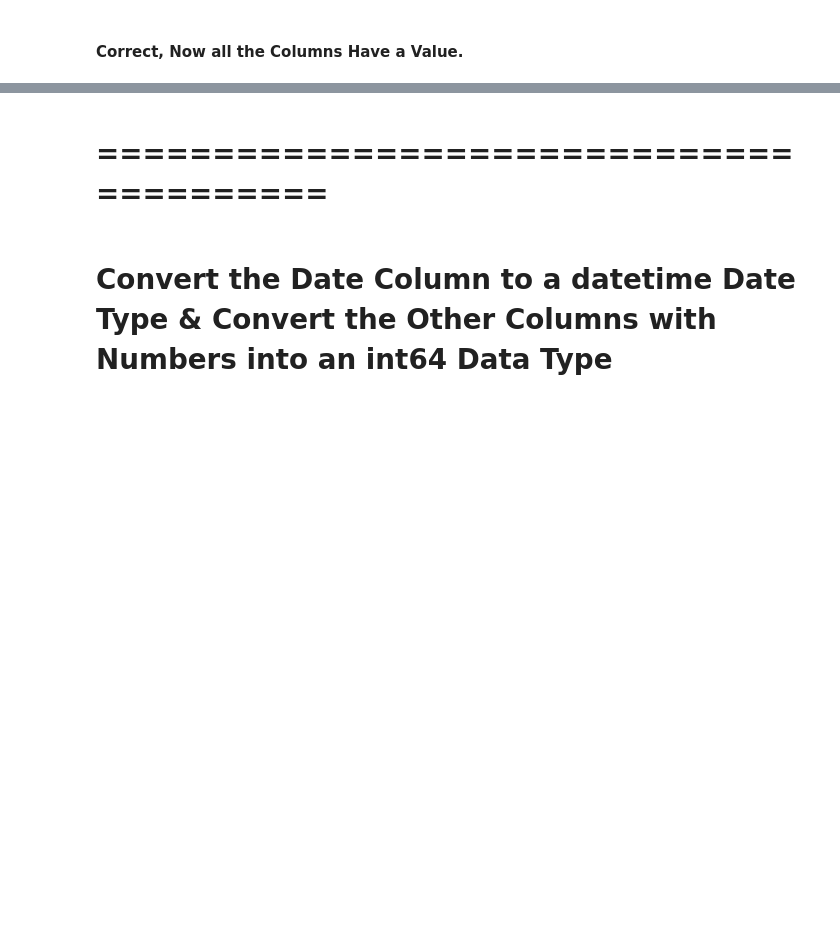
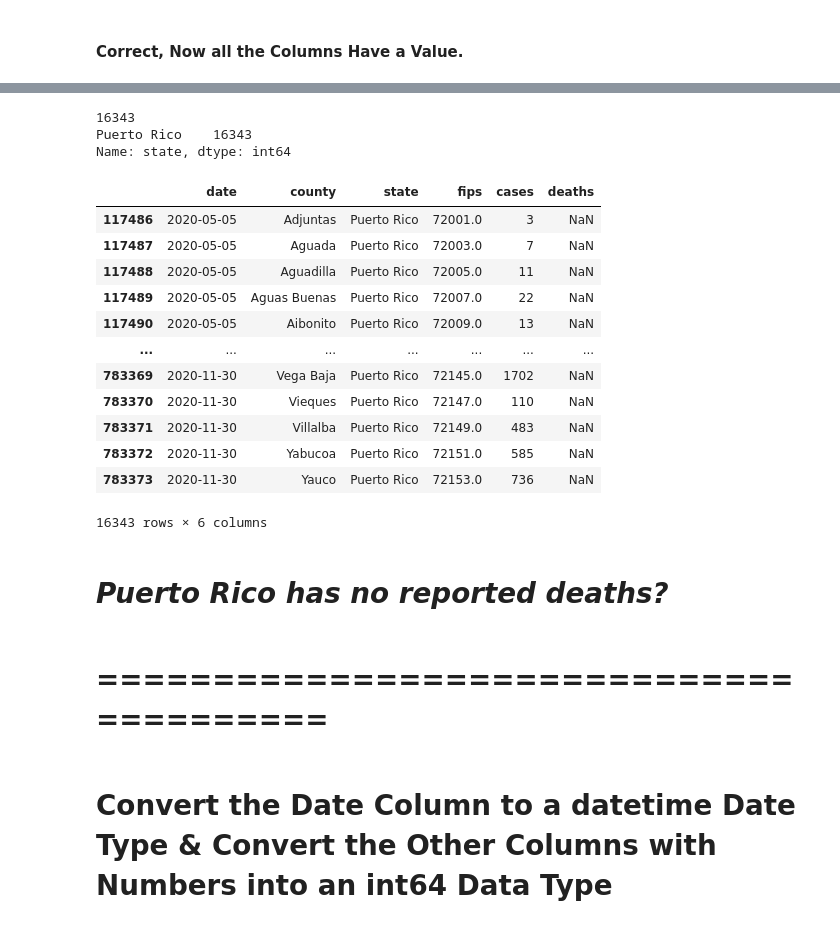
Before and after one commit to vc-adams/Traveling-And-COVID19-Cases, a Jupyter notebook: Static/Python/Trips_vs_COVID_Cases_and_Deaths.ipynb, the cells around one changed output, grey strips where cells are left out. Drawn from its saved outputs; the diff is of its cells as text; code cells hidden in the pictures; blank space fills up the shorter version.

```diff
--- a/Static/Python/Trips_vs_COVID_Cases_and_Deaths.ipynb
+++ b/Static/Python/Trips_vs_COVID_Cases_and_Deaths.ipynb
@@ -529,3 +455,27 @@ dtype: bool
+# %%
+nytimes_covid_19_df_dth_clmn_null_val = nytimes_covid_19_df[nytimes_covid_19_df.deaths.isnull()]
+print(len(nytimes_covid_19_df_dth_clmn_null_val))
+print(nytimes_covid_19_df_dth_clmn_null_val["state"].value_counts())
+nytimes_covid_19_df_dth_clmn_null_val
+# %% [output]
+16343
+Puerto Rico    16343
+Name: state, dtype: int64
+|  | date | county | state | fips | cases | deaths |
+| 117486 | 2020-05-05 | Adjuntas | Puerto Rico | 72001.0 | 3 | NaN |
+| 117487 | 2020-05-05 | Aguada | Puerto Rico | 72003.0 | 7 | NaN |
+| 117488 | 2020-05-05 | Aguadilla | Puerto Rico | 72005.0 | 11 | NaN |
+| 117489 | 2020-05-05 | Aguas Buenas | Puerto Rico | 72007.0 | 22 | NaN |
+| 117490 | 2020-05-05 | Aibonito | Puerto Rico | 72009.0 | 13 | NaN |
+| ... | ... | ... | ... | ... | ... | ... |
+| 783369 | 2020-11-30 | Vega Baja | Puerto Rico | 72145.0 | 1702 | NaN |
+| 783370 | 2020-11-30 | Vieques | Puerto Rico | 72147.0 | 110 | NaN |
+| 783371 | 2020-11-30 | Villalba | Puerto Rico | 72149.0 | 483 | NaN |
+| 783372 | 2020-11-30 | Yabucoa | Puerto Rico | 72151.0 | 585 | NaN |
+| 783373 | 2020-11-30 | Yauco | Puerto Rico | 72153.0 | 736 | NaN |
+16343 rows × 6 columns
+# %% [markdown]
+# *******Puerto Rico has no reported deaths?*******
 # %% [markdown]
 # ========================================
 # %% [markdown]
```
Also changed, not shown: parts of 53 cells of this notebook, 1 other file.
